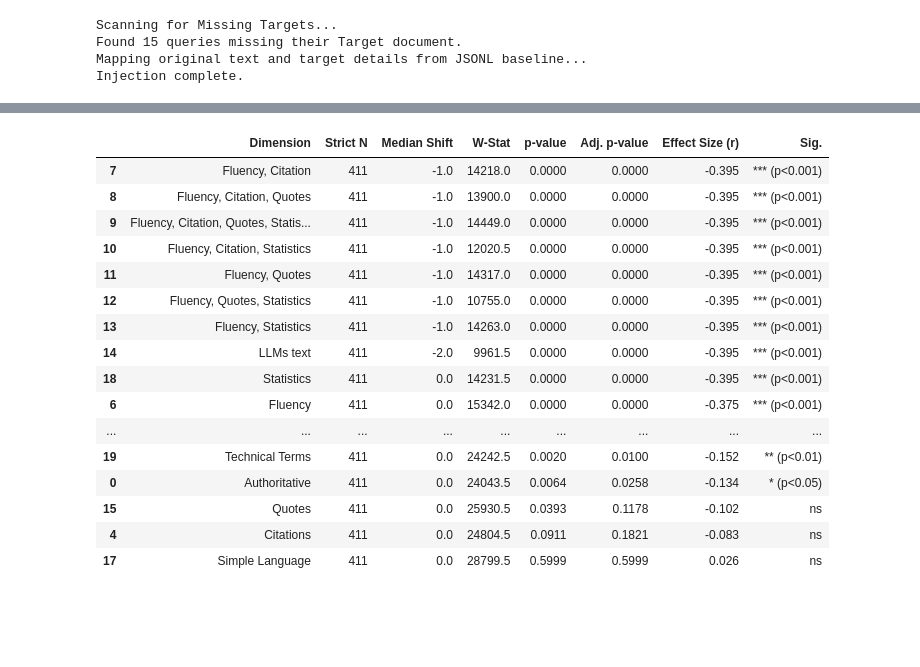
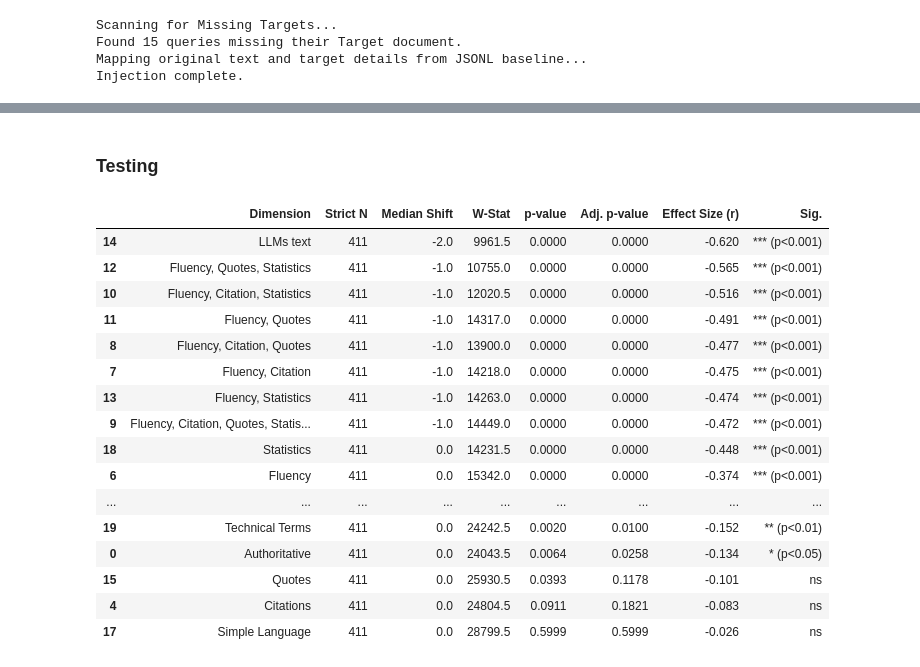
Before and after one commit to leonard-rampf/geo-experiment, a Jupyter notebook: notebook/3_retrieval_stage/5_retrieval_analysis.ipynb, the cells around one changed output, grey strips where cells are left out. Saved outputs shown, nothing was run; the diff lists cells and outputs as text; code cells hidden in the pictures; blank space fills up the shorter version.

```diff
--- a/notebook/3_retrieval_stage/5_retrieval_analysis.ipynb
+++ b/notebook/3_retrieval_stage/5_retrieval_analysis.ipynb
@@ -493,3 +716,5 @@ As the above descriptives also contain data points where query runs returned mis
+# %% [markdown]
+### Testing
 # %%
 def run_wilcoxon_tests(df):
     results = []
@@ -517,16 +742,26 @@ def run_wilcoxon_tests(df):
             # 1. Run the Wilcoxon Signed-Rank Test WITH PRATT MODIFICATION
             stat, p_val = wilcoxon(baseline, edited, zero_method='pratt', alternative='two-sided')
 
-            # 2. The Float64 Machine Epsilon limit
+            # 2. Floor p-value at machine epsilon (for reporting only; not used in effect size)
             p_val = max(p_val, 1e-15)
 
-            # 3. Calculate Absolute Effect Size (r) using the FULL N
-            z_stat = norm.ppf(1 - (p_val / 2))
-            effect_size = z_stat / np.sqrt(valid_n)
+            # 3. Compute Z directly from the signed-rank statistic (Pratt)
+            #    Avoids float-limit saturation that occurs when inverting extreme p-values via norm.ppf.
+            diff = edited.values - baseline.values
+            abs_diff = np.abs(diff)
+            ranks = rankdata(abs_diff)                  # Pratt: zero-differences are ranked
+            w_plus = ranks[diff > 0].sum()
+            n_z = int((diff == 0).sum())
 
-            # 4. Apply the mathematical direction to the Effect Size
-            shift_direction = np.sign(group['rank_shift'].mean())
-            directional_effect = effect_size * shift_direction
+            mu = (valid_n * (valid_n + 1) - n_z * (n_z + 1)) / 4
+            sigma = np.sqrt(
+                (valid_n * (valid_n + 1) * (2 * valid_n + 1)
+                 - n_z * (n_z + 1) * (2 * n_z + 1)) / 24
+            )
+            z_stat = (mu - w_plus) / sigma
+
+            # 4. Effect size r = Z / sqrt(N); sign emerges naturally from Z
+            directional_effect = z_stat / np.sqrt(valid_n)
 
             results.append({
                 'Dimension': dimension,
@@ -546,49 +781,49 @@ def run_wilcoxon_tests(df):
     # HOLM-BONFERRONI CORRECTION
     # 1. Apply Holm correction (fillna handles any NaN errors)
     reject, pvals_corrected, _, _ = multipletests(res_df['p-value'].fillna(1.0), alpha=0.05, method='holm')
 
     # 2. Insert the Adjusted p-value right next to the raw p-value
     res_df.insert(5, 'Adj. p-value', pvals_corrected)
 
     # 3. Calculate Significance strictly on the Adjusted p-value
     def assign_sig(p):
         if pd.isna(p): return 'Error'
         elif p < 0.001: return '*** (p<0.001)'
         elif p < 0.01: return '** (p<0.01)'
         elif p < 0.05: return '* (p<0.05)'
         else: return 'ns'
 
     res_df['Sig.'] = res_df['Adj. p-value'].apply(assign_sig)
 
     # Sort by the new Adjusted p-value first, then Effect Size
     res_df['abs_effect'] = res_df['Effect Size (r)'].abs()
     res_df = res_df.sort_values(by=['Adj. p-value', 'abs_effect'], ascending=[True, False]).drop(columns=['abs_effect'])
 
     # Format floating points
     formatted_res = res_df.round({'Median Shift': 1, 'W-Stat': 1, 'p-value': 4, 'Adj. p-value': 4, 'Effect Size (r)': 3})
     return formatted_res
 
 # Execute the test
 wilcoxon_table = run_wilcoxon_tests(strict_paired_df)
 display(wilcoxon_table)
 # %% [output]
 |  | Dimension | Strict N | Median Shift | W-Stat | p-value | Adj. p-value | Effect Size (r) | Sig. |
-| 7 | Fluency, Citation | 411 | -1.0 | 14218.0 | 0.0000 | 0.0000 | -0.395 | *** (p<0.001) |
-| 8 | Fluency, Citation, Quotes | 411 | -1.0 | 13900.0 | 0.0000 | 0.0000 | -0.395 | *** (p<0.001) |
-| 9 | Fluency, Citation, Quotes, Statis... | 411 | -1.0 | 14449.0 | 0.0000 | 0.0000 | -0.395 | *** (p<0.001) |
-| 10 | Fluency, Citation, Statistics | 411 | -1.0 | 12020.5 | 0.0000 | 0.0000 | -0.395 | *** (p<0.001) |
-| 11 | Fluency, Quotes | 411 | -1.0 | 14317.0 | 0.0000 | 0.0000 | -0.395 | *** (p<0.001) |
-| 12 | Fluency, Quotes, Statistics | 411 | -1.0 | 10755.0 | 0.0000 | 0.0000 | -0.395 | *** (p<0.001) |
-| 13 | Fluency, Statistics | 411 | -1.0 | 14263.0 | 0.0000 | 0.0000 | -0.395 | *** (p<0.001) |
-| 14 | LLMs text | 411 | -2.0 | 9961.5 | 0.0000 | 0.0000 | -0.395 | *** (p<0.001) |
-| 18 | Statistics | 411 | 0.0 | 14231.5 | 0.0000 | 0.0000 | -0.395 | *** (p<0.001) |
-| 6 | Fluency | 411 | 0.0 | 15342.0 | 0.0000 | 0.0000 | -0.375 | *** (p<0.001) |
+| 14 | LLMs text | 411 | -2.0 | 9961.5 | 0.0000 | 0.0000 | -0.620 | *** (p<0.001) |
+| 12 | Fluency, Quotes, Statistics | 411 | -1.0 | 10755.0 | 0.0000 | 0.0000 | -0.565 | *** (p<0.001) |
+| 10 | Fluency, Citation, Statistics | 411 | -1.0 | 12020.5 | 0.0000 | 0.0000 | -0.516 | *** (p<0.001) |
+| 11 | Fluency, Quotes | 411 | -1.0 | 14317.0 | 0.0000 | 0.0000 | -0.491 | *** (p<0.001) |
+| 8 | Fluency, Citation, Quotes | 411 | -1.0 | 13900.0 | 0.0000 | 0.0000 | -0.477 | *** (p<0.001) |
+| 7 | Fluency, Citation | 411 | -1.0 | 14218.0 | 0.0000 | 0.0000 | -0.475 | *** (p<0.001) |
+| 13 | Fluency, Statistics | 411 | -1.0 | 14263.0 | 0.0000 | 0.0000 | -0.474 | *** (p<0.001) |
+| 9 | Fluency, Citation, Quotes, Statis... | 411 | -1.0 | 14449.0 | 0.0000 | 0.0000 | -0.472 | *** (p<0.001) |
+| 18 | Statistics | 411 | 0.0 | 14231.5 | 0.0000 | 0.0000 | -0.448 | *** (p<0.001) |
+| 6 | Fluency | 411 | 0.0 | 15342.0 | 0.0000 | 0.0000 | -0.374 | *** (p<0.001) |
 | ... | ... | ... | ... | ... | ... | ... | ... | ... |
 | 19 | Technical Terms | 411 | 0.0 | 24242.5 | 0.0020 | 0.0100 | -0.152 | ** (p<0.01) |
 | 0 | Authoritative | 411 | 0.0 | 24043.5 | 0.0064 | 0.0258 | -0.134 | * (p<0.05) |
-| 15 | Quotes | 411 | 0.0 | 25930.5 | 0.0393 | 0.1178 | -0.102 | ns |
+| 15 | Quotes | 411 | 0.0 | 25930.5 | 0.0393 | 0.1178 | -0.101 | ns |
 | 4 | Citations | 411 | 0.0 | 24804.5 | 0.0911 | 0.1821 | -0.083 | ns |
-| 17 | Simple Language | 411 | 0.0 | 28799.5 | 0.5999 | 0.5999 | 0.026 | ns |
+| 17 | Simple Language | 411 | 0.0 | 28799.5 | 0.5999 | 0.5999 | -0.026 | ns |
 # %%
 # calculate CI for effect sizes
 
```
Also changed, not shown: parts of 54 cells of this notebook.
